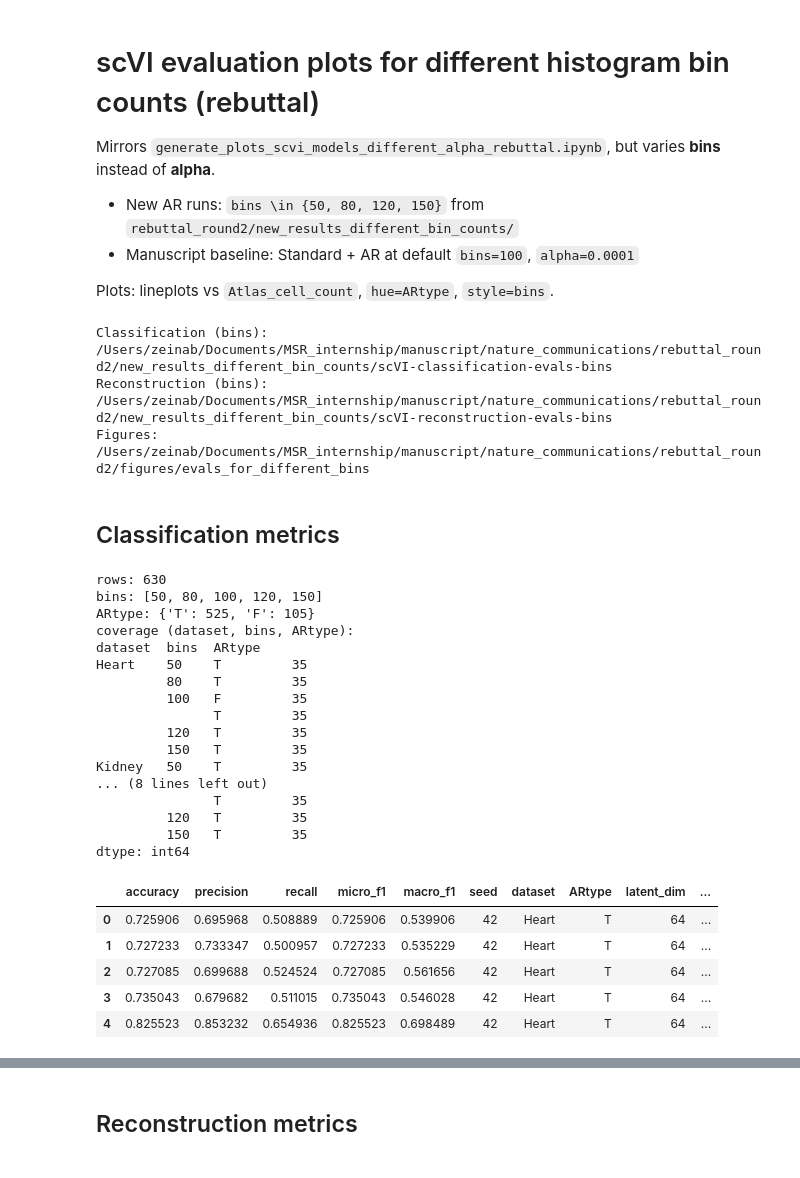
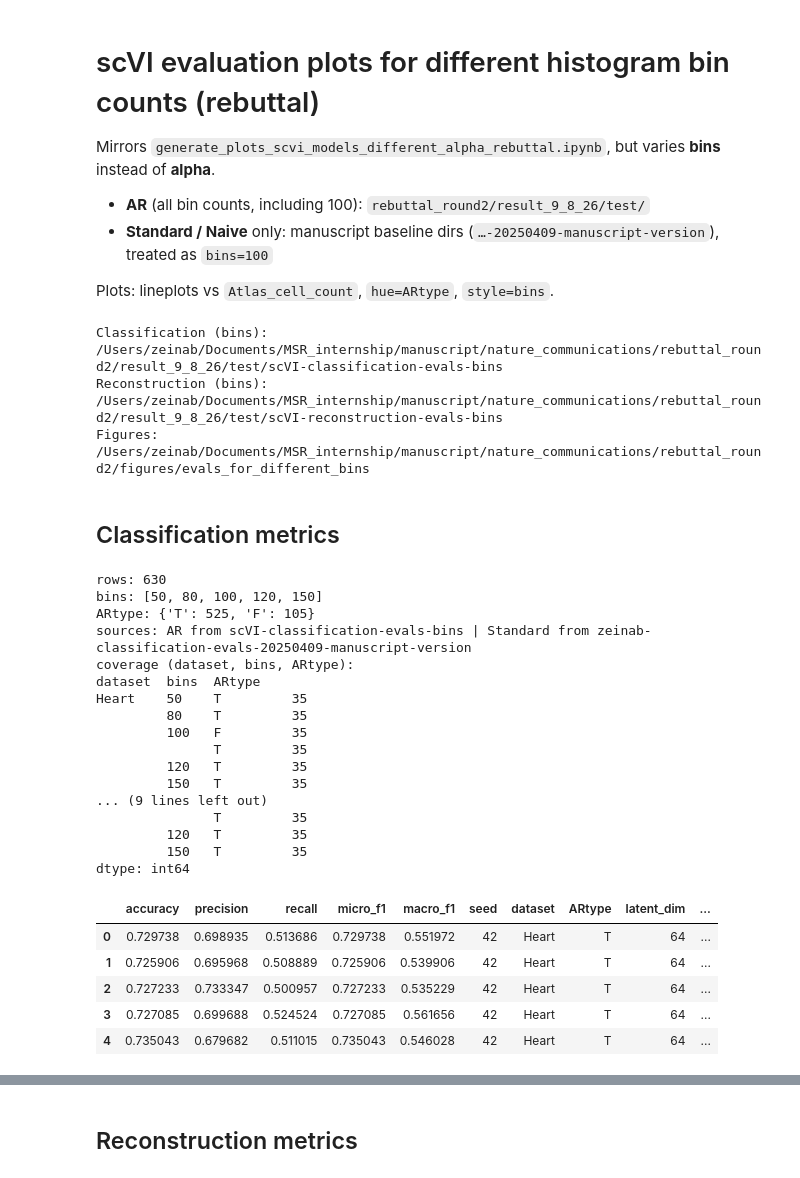
Before and after one commit to microsoft/sc-AR, a Jupyter notebook: eval_scripts/generate_plots_scvi_models_different_bins_rebuttal.ipynb, the cells around one changed output, grey strips where cells are left out. Saved outputs shown, nothing was run; the diff lists cells and outputs as text; code cells hidden in the pictures.

```diff
--- a/eval_scripts/generate_plots_scvi_models_different_bins_rebuttal.ipynb
+++ b/eval_scripts/generate_plots_scvi_models_different_bins_rebuttal.ipynb
@@ -3,8 +3,8 @@
 
 Mirrors `generate_plots_scvi_models_different_alpha_rebuttal.ipynb`, but varies **bins** instead of **alpha**.
 
-- New AR runs: `bins \in {50, 80, 120, 150}` from `rebuttal_round2/new_results_different_bin_counts/`
-- Manuscript baseline: Standard + AR at default `bins=100`, `alpha=0.0001`
+- **AR** (all bin counts, including 100): `rebuttal_round2/result_9_8_26/test/`
+- **Standard / Naive** only: manuscript baseline dirs (`…-20250409-manuscript-version`), treated as `bins=100`
 
 Plots: lineplots vs `Atlas_cell_count`, `hue=ARtype`, `style=bins`.
 # %%
@@ -22,7 +22,7 @@ REPO_ROOT = NOTEBOOK_DIR.parent if NOTEBOOK_DIR.name == "eval_scripts" else NOTE
 
 BIN_RESULTS_ROOT = Path(
     "/Users/zeinab/Documents/MSR_internship/manuscript/nature_communications/"
-    "rebuttal_round2/new_results_different_bin_counts"
+    "rebuttal_round2/result_9_8_26/test"
 )
 CLASS_BIN_DIR = BIN_RESULTS_ROOT / "scVI-classification-evals-bins"
 RECON_BIN_DIR = BIN_RESULTS_ROOT / "scVI-reconstruction-evals-bins"
@@ -49,8 +49,8 @@ print("Classification (bins):", CLASS_BIN_DIR)
 print("Reconstruction (bins):", RECON_BIN_DIR)
 print("Figures:", FIG_DIR)
 # %% [output]
-Classification (bins): /Users/zeinab/Documents/MSR_internship/manuscript/nature_communications/rebuttal_round2/new_results_different_bin_counts/scVI-classification-evals-bins
-Reconstruction (bins): /Users/zeinab/Documents/MSR_internship/manuscript/nature_communications/rebuttal_round2/new_results_different_bin_counts/scVI-reconstruction-evals-bins
+Classification (bins): /Users/zeinab/Documents/MSR_internship/manuscript/nature_communications/rebuttal_round2/result_9_8_26/test/scVI-classification-evals-bins
+Reconstruction (bins): /Users/zeinab/Documents/MSR_internship/manuscript/nature_communications/rebuttal_round2/result_9_8_26/test/scVI-reconstruction-evals-bins
 Figures: /Users/zeinab/Documents/MSR_internship/manuscript/nature_communications/rebuttal_round2/figures/evals_for_different_bins
 # %% [markdown]
 ## Classification metrics
@@ -79,47 +79,56 @@ def load_classification_csvs(csv_dir: Path, default_bins=None) -> pd.DataFrame:
     return out.drop_duplicates()
 
 
-df_class_bins = load_classification_csvs(CLASS_BIN_DIR)
-df_class_base = load_classification_csvs(CLASS_BASELINE_DIR, default_bins=DEFAULT_BINS)
-df_class = pd.concat([df_class_bins, df_class_base], ignore_index=True).drop_duplicates()
+# AR: all bins from result_9_8_26/test only.
+df_class_ar = load_classification_csvs(CLASS_BIN_DIR)
+df_class_ar = df_class_ar[df_class_ar["ARtype"].isin(["T", "AR", True, "True"])].copy()
+df_class_ar["ARtype"] = "T"
+
+# Standard/Naive: manuscript baseline only (default bins=100).
+df_class_std = load_classification_csvs(CLASS_BASELINE_DIR, default_bins=DEFAULT_BINS)
+df_class_std = df_class_std[df_class_std["ARtype"].isin(["F", "Standard", "Naive", False, "False"])].copy()
+df_class_std["ARtype"] = "F"
+
+df_class = pd.concat([df_class_ar, df_class_std], ignore_index=True).drop_duplicates()
 
 df_class["seed"] = df_class["seed"].astype(int)
 df_class["Atlas_cell_count"] = df_class["Atlas_cell_count"].astype(int)
 df_class["bins"] = df_class["bins"].astype(int)
 df_class["alpha"] = df_class["alpha"].astype(float)
 df_class = df_class[df_class["seed"].isin(SEEDS)].copy()
 df_class = df_class[df_class["alpha"] == DEFAULT_ALPHA].copy()
 
 print("rows:", len(df_class))
 print("bins:", sorted(df_class["bins"].unique()))
 print("ARtype:", df_class["ARtype"].value_counts().to_dict())
+print("sources: AR from", CLASS_BIN_DIR.name, "| Standard from", CLASS_BASELINE_DIR.name)
 print("coverage (dataset, bins, ARtype):")
 print(df_class.groupby(["dataset", "bins", "ARtype"]).size())
 df_class.head()
 # %% [output]
 rows: 630
 bins: [50, 80, 100, 120, 150]
 ARtype: {'T': 525, 'F': 105}
+sources: AR from scVI-classification-evals-bins | Standard from zeinab-classification-evals-20250409-manuscript-version
 coverage (dataset, bins, ARtype):
 dataset  bins  ARtype
 Heart    50    T         35
          80    T         35
          100   F         35
                T         35
          120   T         35
          150   T         35
-Kidney   50    T         35
-... (8 lines left out)
+... (9 lines left out)
                T         35
          120   T         35
          150   T         35
 dtype: int64
 |  | accuracy | precision | recall | micro_f1 | macro_f1 | seed | dataset | ARtype | latent_dim | ... |
-| 0 | 0.725906 | 0.695968 | 0.508889 | 0.725906 | 0.539906 | 42 | Heart | T | 64 | ... |
-| 1 | 0.727233 | 0.733347 | 0.500957 | 0.727233 | 0.535229 | 42 | Heart | T | 64 | ... |
-| 2 | 0.727085 | 0.699688 | 0.524524 | 0.727085 | 0.561656 | 42 | Heart | T | 64 | ... |
-| 3 | 0.735043 | 0.679682 | 0.511015 | 0.735043 | 0.546028 | 42 | Heart | T | 64 | ... |
-| 4 | 0.825523 | 0.853232 | 0.654936 | 0.825523 | 0.698489 | 42 | Heart | T | 64 | ... |
+| 0 | 0.729738 | 0.698935 | 0.513686 | 0.729738 | 0.551972 | 42 | Heart | T | 64 | ... |
+| 1 | 0.725906 | 0.695968 | 0.508889 | 0.725906 | 0.539906 | 42 | Heart | T | 64 | ... |
+| 2 | 0.727233 | 0.733347 | 0.500957 | 0.727233 | 0.535229 | 42 | Heart | T | 64 | ... |
+| 3 | 0.727085 | 0.699688 | 0.524524 | 0.727085 | 0.561656 | 42 | Heart | T | 64 | ... |
+| 4 | 0.735043 | 0.679682 | 0.511015 | 0.735043 | 0.546028 | 42 | Heart | T | 64 | ... |
 # %%
 df_class = df_class.rename(columns={
     "accuracy": "Accuracy",
```
Also changed, not shown: parts of 6 cells of this notebook, 1 other file.
